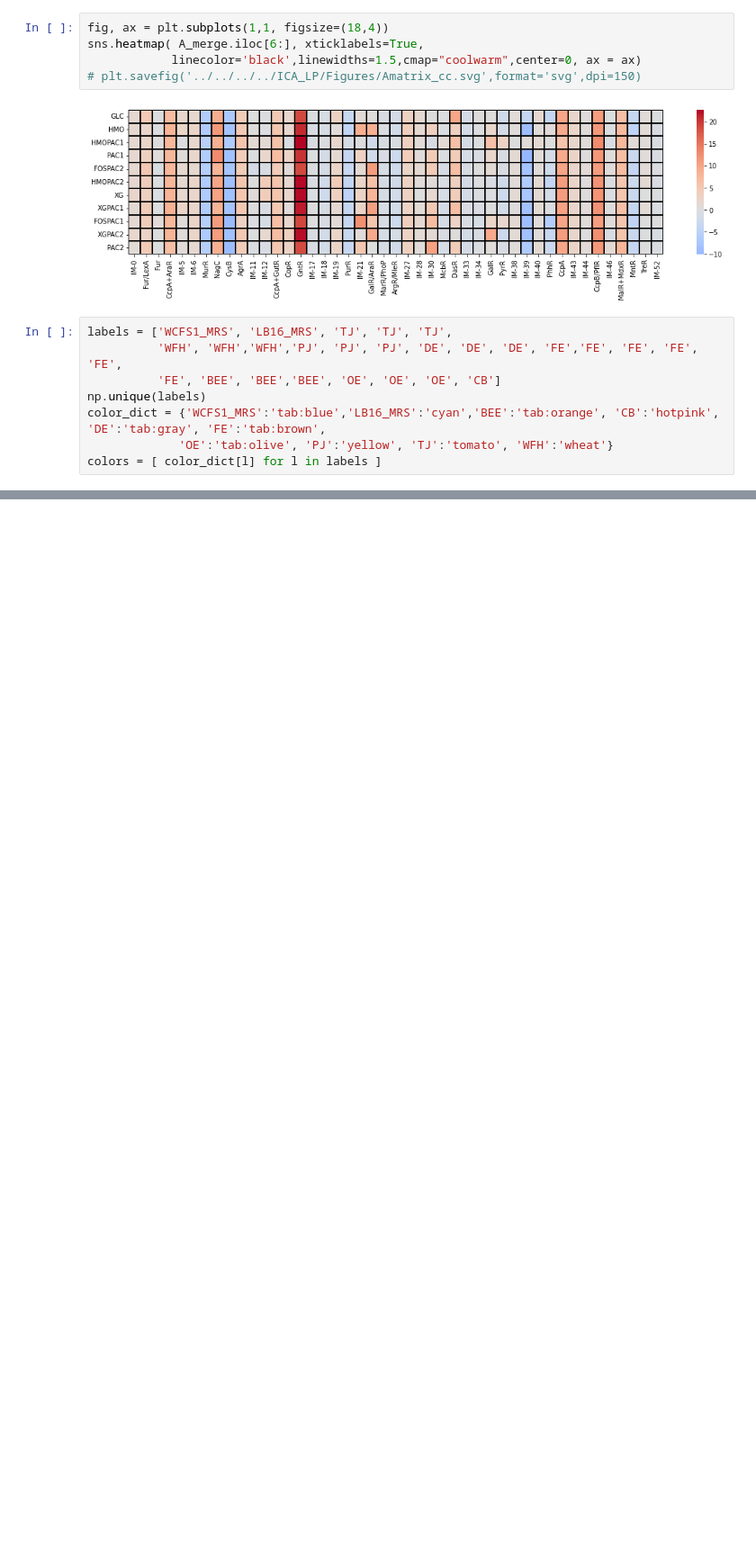
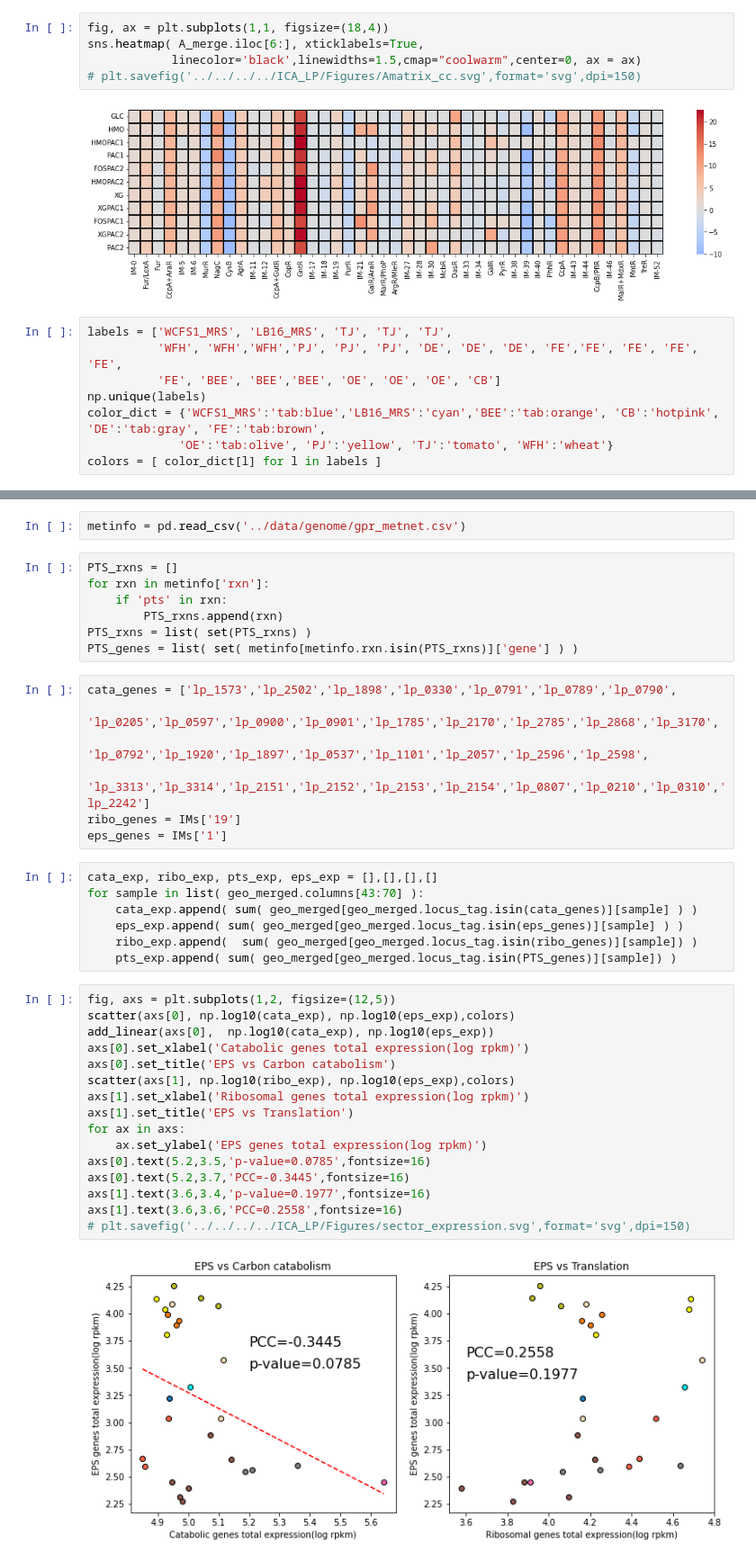
Before and after one commit to SizheQiu/LPiModulons, a Jupyter notebook: workflow/IM_activity_analysis.ipynb, the cells around one changed output, grey strips where cells are left out. Shown: that part at 90% size. Cells and saved outputs as stored; diff of their text form; blank space fills up the shorter version.

```diff
--- a/workflow/IM_activity_analysis.ipynb
+++ b/workflow/IM_activity_analysis.ipynb
@@ -176,0 +188,41 @@ plt.savefig('../../../../ICA_LP/Figures/stress_vs_primary.svg',format='svg',dpi=
+# %%
+metinfo = pd.read_csv('../data/genome/gpr_metnet.csv')
+# %%
+PTS_rxns = []
+for rxn in metinfo['rxn']:
+    if 'pts' in rxn:
+        PTS_rxns.append(rxn)
+PTS_rxns = list( set(PTS_rxns) )
+PTS_genes = list( set( metinfo[metinfo.rxn.isin(PTS_rxns)]['gene'] ) )
+# %%
+cata_genes = ['lp_1573','lp_2502','lp_1898','lp_0330','lp_0791','lp_0789','lp_0790',
+              'lp_0205','lp_0597','lp_0900','lp_0901','lp_1785','lp_2170','lp_2785','lp_2868','lp_3170',
+             'lp_0792','lp_1920','lp_1897','lp_0537','lp_1101','lp_2057','lp_2596','lp_2598',
+             'lp_3313','lp_3314','lp_2151','lp_2152','lp_2153','lp_2154','lp_0807','lp_0210','lp_0310','lp_2242']
+ribo_genes = IMs['19']
+eps_genes = IMs['1']
+# %%
+cata_exp, ribo_exp, pts_exp, eps_exp = [],[],[],[]
+for sample in list( geo_merged.columns[43:70] ):
+    cata_exp.append( sum( geo_merged[geo_merged.locus_tag.isin(cata_genes)][sample] ) )
+    eps_exp.append( sum( geo_merged[geo_merged.locus_tag.isin(eps_genes)][sample] ) )
+    ribo_exp.append(  sum( geo_merged[geo_merged.locus_tag.isin(ribo_genes)][sample]) )
+    pts_exp.append( sum( geo_merged[geo_merged.locus_tag.isin(PTS_genes)][sample]) )
+# %%
+fig, axs = plt.subplots(1,2, figsize=(12,5))
+scatter(axs[0], np.log10(cata_exp), np.log10(eps_exp),colors)
+add_linear(axs[0],  np.log10(cata_exp), np.log10(eps_exp))
+axs[0].set_xlabel('Catabolic genes total expression(log rpkm)')
+axs[0].set_title('EPS vs Carbon catabolism')
+scatter(axs[1], np.log10(ribo_exp), np.log10(eps_exp),colors)
+axs[1].set_xlabel('Ribosomal genes total expression(log rpkm)')
+axs[1].set_title('EPS vs Translation')
+for ax in axs:
+    ax.set_ylabel('EPS genes total expression(log rpkm)')
+axs[0].text(5.2,3.5,'p-value=0.0785',fontsize=16)
+axs[0].text(5.2,3.7,'PCC=-0.3445',fontsize=16)
+axs[1].text(3.6,3.4,'p-value=0.1977',fontsize=16)
+axs[1].text(3.6,3.6,'PCC=0.2558',fontsize=16)
+# plt.savefig('../../../../ICA_LP/Figures/sector_expression.svg',format='svg',dpi=150)
+# %% [output]
+[figure, added]
```
Also changed, not shown: parts of 5 cells of this notebook, 5 other files.
